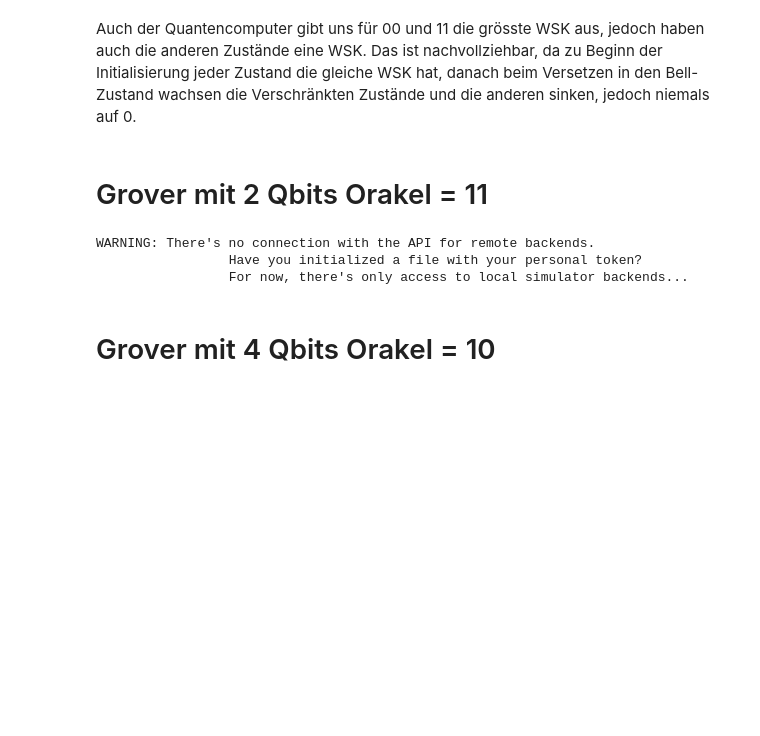
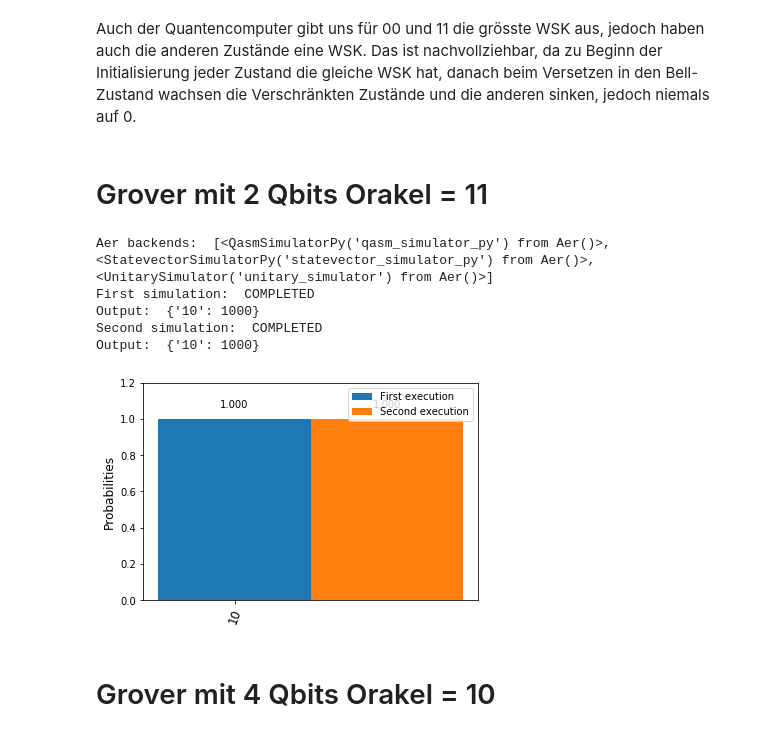
Before and after one commit to m4gr4th34/Grover-Algorithmus-Qiskit, a Jupyter notebook: Jupyter-Notebook/Grover Algorithmus Qiskit.ipynb, the cells around one changed output. Drawn from its saved outputs; the diff is of its cells as text; code cells hidden in the pictures; blank space fills up the shorter version.

```diff
--- a/Jupyter-Notebook/Grover Algorithmus Qiskit.ipynb
+++ b/Jupyter-Notebook/Grover Algorithmus Qiskit.ipynb
@@ -937,7 +212,7 @@ from qiskit.tools.visualization import plot_histogram, circuit_drawer, plot_stat
 import math
 
 # decide, on which backend you want to run the grover algorithmus
-backendIBMQ = True
+backendIBMQ = False
 
 # define the number of your Qbits
 N = 2
@@ -957,7 +232,9 @@ try:
     while n < 1:
         # apply the oracle
         qc.h(q[1]);
+        qc.x(q[0]);
         qc.cx(q[0],q[1]);
+        qc.x(q[0]);
         qc.h(q[1]);
 
         qc.h(q[0]);
@@ -1018,36 +295,39 @@ if backendIBMQ:
             plot_histogram([counts01,counts02], legend=legend, options={'label':'binary'})
             circuit_drawer(qc)
         except:
             print("All devices are currently unavailable. Try again later.")
     except:
         print("""WARNING: There's no connection with the API for remote backends.
                  Have you initialized a file with your personal token?
                  For now, there's only access to local simulator backends...""")
 
 # or run the code on your own system with the simulation backend Aer
 else:
     # See a list of available local simulators
     print("Aer backends: ", Aer.backends())
     backend_sim = Aer.get_backend('qasm_simulator')
 
     # Compile and run the Quantum circuit on a simulator backend
     sim_result1 = execute(qc, backend_sim, shots=1000).result()
     sim_result2 = execute(qc, backend_sim, shots=1000).result()
     counts1 = sim_result1.get_counts(qc)
     counts2 = sim_result2.get_counts(qc)
 
     # Show the results as text and plot
     print("First simulation: ", sim_result1)
     print("Output: ", counts1)
     print("Second simulation: ", sim_result2)
     print("Output: ", counts2)
     legend = ['First execution', 'Second execution']
     plot_histogram([counts1,counts2], legend=legend)
     circuit_drawer(qc)
 # %% [output]
-WARNING: There's no connection with the API for remote backends.
-                 Have you initialized a file with your personal token?
-                 For now, there's only access to local simulator backends...
+Aer backends:  [<QasmSimulatorPy('qasm_simulator_py') from Aer()>, <StatevectorSimulatorPy('statevector_simulator_py') from Aer()>, <UnitarySimulator('unitary_simulator') from Aer()>]
+First simulation:  COMPLETED
+Output:  {'10': 1000}
+Second simulation:  COMPLETED
+Output:  {'10': 1000}
+[figure, added]
 # %% [markdown]
 # Grover mit 4 Qbits Orakel = 10
 # %%
```
Also changed, not shown: parts of 25 cells of this notebook.
